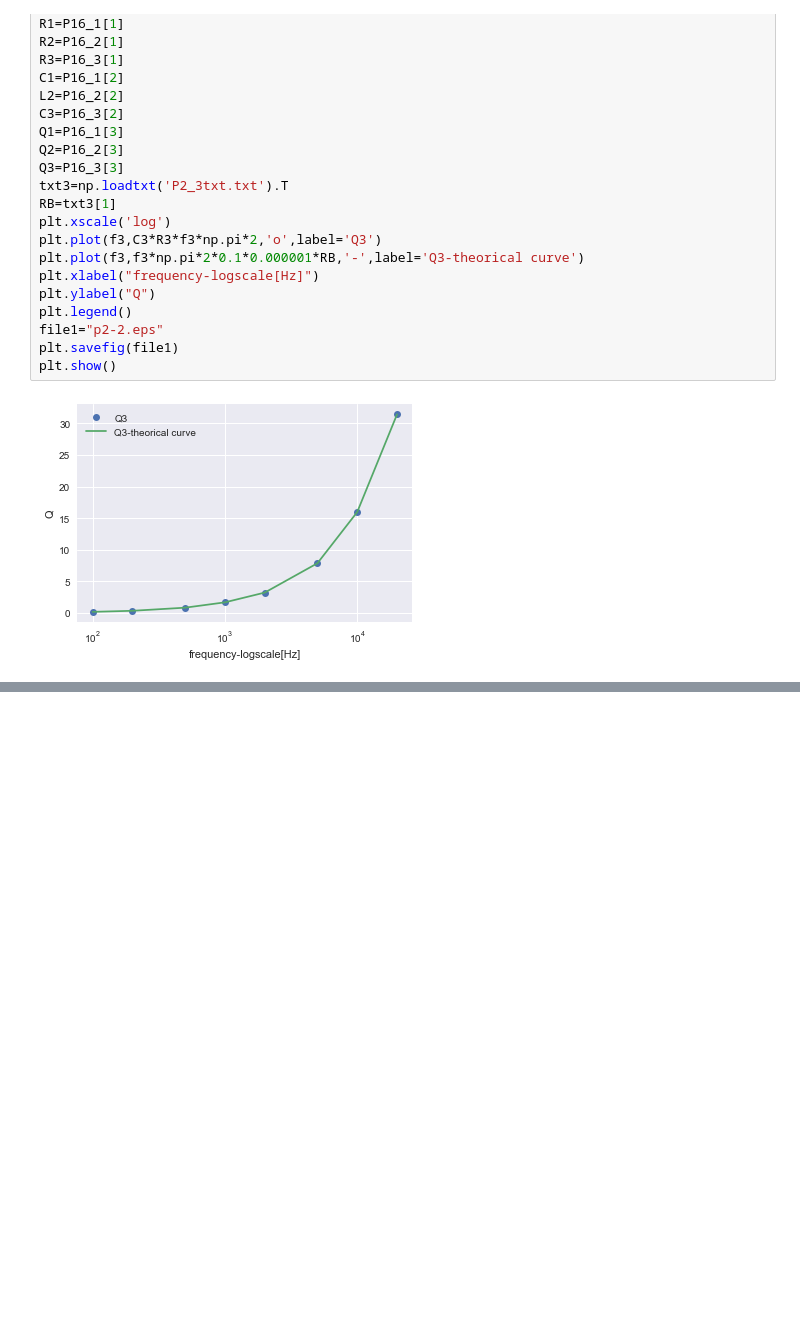
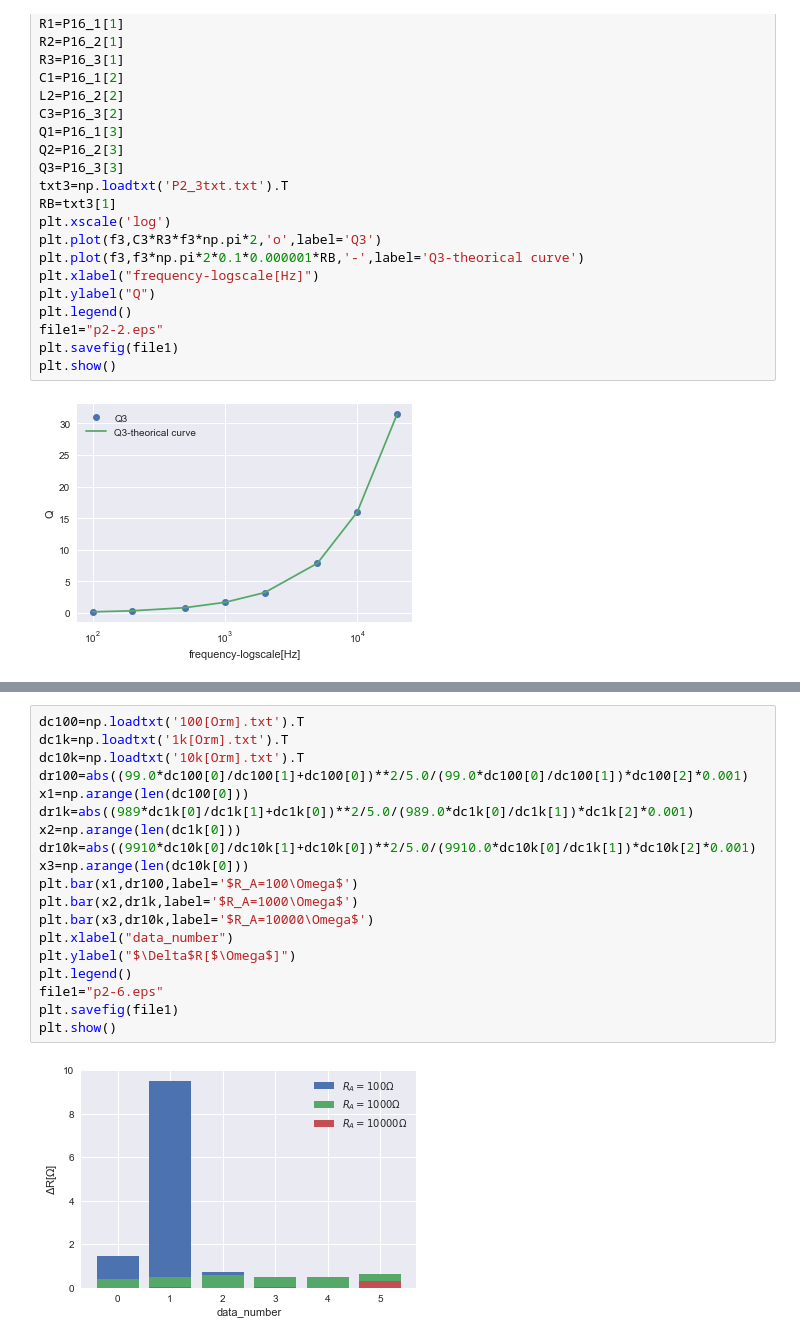
Before and after one commit to cultivatetsubo/notebook, a Jupyter notebook: P2.ipynb, the cells around one changed output, grey strips where cells are left out. Drawn from its saved outputs; the diff is of its cells as text; blank space fills up the shorter version.

```diff
--- a/P2.ipynb
+++ b/P2.ipynb
@@ -131,0 +147,21 @@ plt.show()
+# %%
+dc100=np.loadtxt('100[Orm].txt').T
+dc1k=np.loadtxt('1k[Orm].txt').T
+dc10k=np.loadtxt('10k[Orm].txt').T
+dr100=abs((99.0*dc100[0]/dc100[1]+dc100[0])**2/5.0/(99.0*dc100[0]/dc100[1])*dc100[2]*0.001)
+x1=np.arange(len(dc100[0]))
+dr1k=abs((989*dc1k[0]/dc1k[1]+dc1k[0])**2/5.0/(989.0*dc1k[0]/dc1k[1])*dc1k[2]*0.001)
+x2=np.arange(len(dc1k[0]))
+dr10k=abs((9910*dc10k[0]/dc10k[1]+dc10k[0])**2/5.0/(9910.0*dc10k[0]/dc1k[1])*dc10k[2]*0.001)
+x3=np.arange(len(dc10k[0]))
+plt.bar(x1,dr100,label='$R_A=100\Omega$')
+plt.bar(x2,dr1k,label='$R_A=1000\Omega$')
+plt.bar(x3,dr10k,label='$R_A=10000\Omega$')
+plt.xlabel("data_number")
+plt.ylabel("$\Delta$R[$\Omega$]")
+plt.legend()
+file1="p2-6.eps"
+plt.savefig(file1)
+plt.show()
+# %% [output]
+[figure, added]
```
Also changed, not shown: parts of 4 cells of this notebook, 6 other files.
